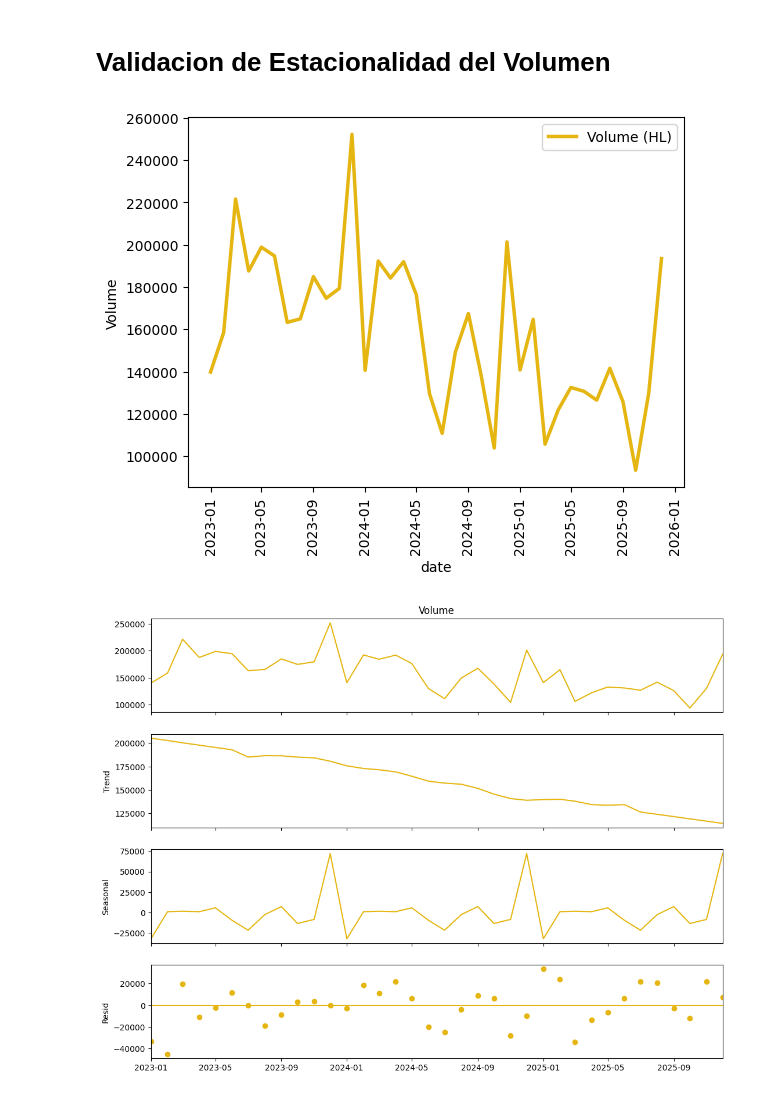
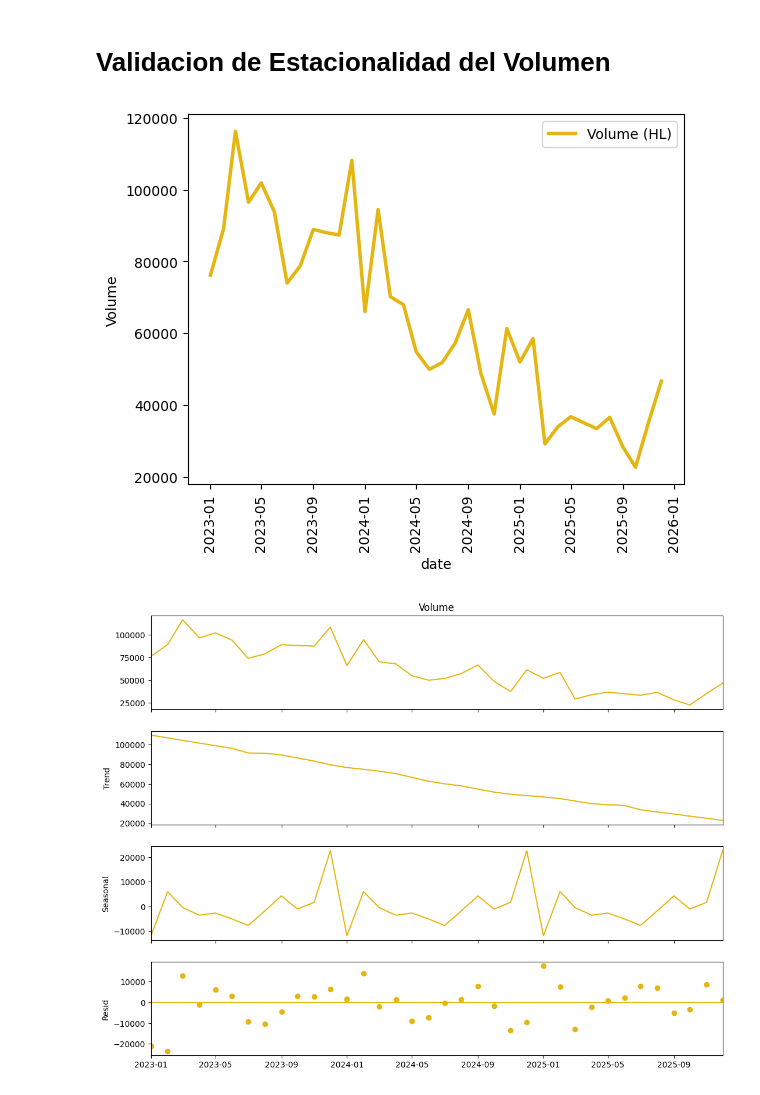
Before and after one commit to davcassal7/prueba_cd_david_castiblanco, a Jupyter notebook: notebooks/01_eda.ipynb, the cells around one changed output. Cells and saved outputs as stored; diff of their text form; code cells hidden in the pictures.

```diff
--- a/notebooks/01_eda.ipynb
+++ b/notebooks/01_eda.ipynb
@@ -9,7 +9,7 @@ import seaborn as sns
 # Carga y Exploracion de Datos
 # %%
 variables_macro = pd.read_excel('Macro Variables_Prueba_CD.xlsx')
-volumen = pd.read_excel('Volume Data_prueba_CD.xlsx')
+volumen = pd.read_excel('Volume Data_prueba_CD.xlsx', sheet_name='Marca')
 
 print(f'''Dataframe volumen:
 El dataframe tiene {volumen.shape[0]} filas y {volumen.shape[1]} columnas.
@@ -259,24 +538,26 @@ variables_macro[variables_macro['concept'] == 'CPI'].groupby(['Año','Mes','freq
 # %%
 volumen['date'] = pd.to_datetime(
     dict(
         year=volumen["Año"],
         month=volumen["Mes"],
         day=1
     )
 )
 
-sns.lineplot(data=volumen, x="date", y="Volume",
+main_brand = volumen[volumen.Marca == 'Marca 2']
+
+sns.lineplot(data=main_brand, x="date", y="Volume",
              color='#e5b611', linewidth=2.5, label='Volume (HL)')
 plt.xticks(rotation=90)
 plt.show()
 # %% [output]
-[figure, old version]
+[figure, new version]
 # %%
 import pandas as pd
 import matplotlib.pyplot as plt
 from statsmodels.tsa.seasonal import seasonal_decompose
 
-volume_seasonal = volumen.copy()
+volume_seasonal = main_brand.copy()
 
 volume_seasonal["date"] = pd.to_datetime(
     volume_seasonal["date"]
@@ -304,7 +585,7 @@ for ax in fig.axes:
 
 plt.show()
 # %% [output]
-[figure, old version]
+[figure, new version]
 # %%
 import numpy as np
 
```
Also changed, not shown: parts of 12 cells of this notebook.
